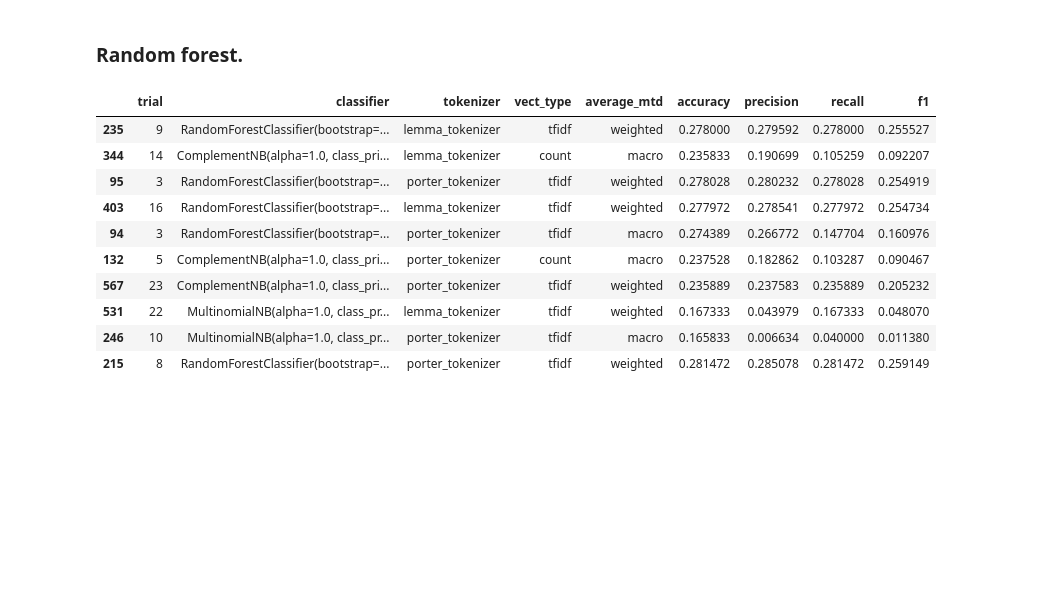
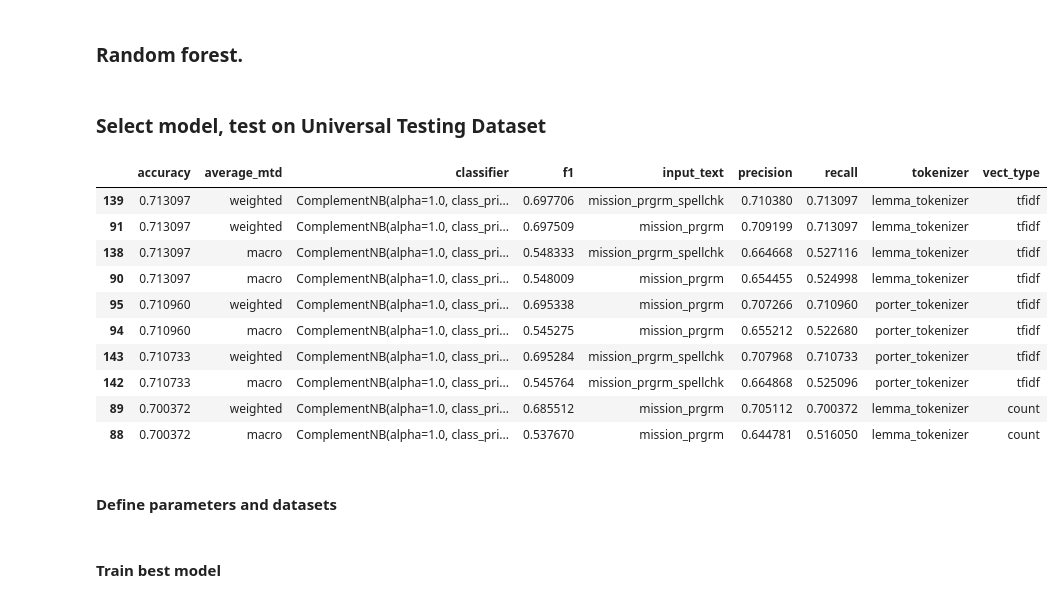
Before and after one commit to ma-ji/npo_classifier, a Jupyter notebook: script/classification_algorithms/NB_RF_major_group.ipynb, the cells around one changed output. Cells and saved outputs as stored; diff of their text form; code cells hidden in the pictures; blank space fills up the shorter version.

```diff
--- a/script/classification_algorithms/NB_RF_major_group.ipynb
+++ b/script/classification_algorithms/NB_RF_major_group.ipynb
@@ -60,6 +62,6 @@ Name: EIN, dtype: int64
 # %%
-def func_naive_bayes(param_list):
-    global trainDF, valDF
+def func_classifier(param_list):
+    global trainDF, valDF, x_train
     input_text, classifier, tokenizer, vect_type, average_mtd = param_list
 
     ##########################################################
@@ -123,7 +125,7 @@ def func_naive_bayes(param_list):
                                      analyzer='word'
                                     )
         # tokenize and build vocab.
-        vectorizer.fit(x_train)
+        vectorizer.fit(x_train) # Using training dataset to build vocabulary.
         # Encode document: transform the training and validation data using count vectorizer object
         x_train_vect =  vectorizer.transform(x_train)
         x_valid_vect =  vectorizer.transform(x_valid)
@@ -135,7 +137,7 @@ def func_naive_bayes(param_list):
                                      analyzer='word'
                                     )
         # tokenize and build vocab
-        vectorizer.fit(x_train)
+        vectorizer.fit(x_train) # Using training dataset to build vocabulary.
         # Encode document: transform the training and validation data using count vectorizer object
         x_train_vect =  vectorizer.transform(x_train)
         x_valid_vect =  vectorizer.transform(x_valid)
@@ -166,4 +168,4 @@ for input_text in ['mission', 'prgrm_dsc', 'mission_prgrm', 'mission_spellchk',
                     param_llist+=[[input_text, classifier, tokenizer, vect_type, average_mtd]]
 # %%
 p=Pool(24)
-df_performance=pd.DataFrame(p.map(func_naive_bayes, param_llist))
+df_performance_nb=pd.DataFrame(p.map(func_classifier, param_llist))
@@ -184,27 +186,33 @@ df_performance[df_performance.average_mtd=='macro'].groupby(['classifier', 'toke
 # %% [markdown]
 ### Random forest.
 # %%
-for classifier in [ensemble.RandomForestClassifier()]:
-    for tokenizer in ['lemma', 'porter']:
-        for vect_type in ['count', 'tfidf']:
-            for average_mtd in ['macro', 'weighted']:
-                dview['classifier']=classifier
-                dview['tokenizer']=tokenizer
-                dview['vect_type']=vect_type
-                dview['average_mtd']=average_mtd
-                t=func_naive_bayes.map(range(30))
+# Generate a list of parameters.
+param_llist=[]
+for input_text in ['mission', 'prgrm_dsc', 'mission_prgrm', 'mission_spellchk', 'prgrm_dsc_spellchk', 'mission_prgrm_spellchk']:
+    for classifier in [ensemble.RandomForestClassifier()]:
+        for tokenizer in ['lemma', 'porter']:
+            for vect_type in ['count', 'tfidf']:
+                for average_mtd in ['macro', 'weighted']:
+                    param_llist+=[[input_text, classifier, tokenizer, vect_type, average_mtd]]
+# %%
+p=Pool(24)
+df_performance_rf=pd.DataFrame(p.map(func_classifier, param_llist))
+# %% [markdown]
+### Select model, test on Universal Testing Dataset
 # %%
-df_performance=pd.concat(dview.gather('df_performance'), ignore_index=True)
-df_performance.sample(10)
+df_performance=pd.concat([df_performance_rf, df_performance_nb], ignore_index=True).sort_values(['accuracy', 'f1'], ascending=False)
+df_performance[0:10]
 # %% [output]
-|  | trial | classifier | tokenizer | vect_type | average_mtd | accuracy | precision | recall | f1 |
-| 235 | 9 | RandomForestClassifier(bootstrap=... | lemma_tokenizer | tfidf | weighted | 0.278000 | 0.279592 | 0.278000 | 0.255527 |
-| 344 | 14 | ComplementNB(alpha=1.0, class_pri... | lemma_tokenizer | count | macro | 0.235833 | 0.190699 | 0.105259 | 0.092207 |
-| 95 | 3 | RandomForestClassifier(bootstrap=... | porter_tokenizer | tfidf | weighted | 0.278028 | 0.280232 | 0.278028 | 0.254919 |
-| 403 | 16 | RandomForestClassifier(bootstrap=... | lemma_tokenizer | tfidf | weighted | 0.277972 | 0.278541 | 0.277972 | 0.254734 |
-| 94 | 3 | RandomForestClassifier(bootstrap=... | porter_tokenizer | tfidf | macro | 0.274389 | 0.266772 | 0.147704 | 0.160976 |
-| 132 | 5 | ComplementNB(alpha=1.0, class_pri... | porter_tokenizer | count | macro | 0.237528 | 0.182862 | 0.103287 | 0.090467 |
-| 567 | 23 | ComplementNB(alpha=1.0, class_pri... | porter_tokenizer | tfidf | weighted | 0.235889 | 0.237583 | 0.235889 | 0.205232 |
-| 531 | 22 | MultinomialNB(alpha=1.0, class_pr... | lemma_tokenizer | tfidf | weighted | 0.167333 | 0.043979 | 0.167333 | 0.048070 |
-| 246 | 10 | MultinomialNB(alpha=1.0, class_pr... | porter_tokenizer | tfidf | macro | 0.165833 | 0.006634 | 0.040000 | 0.011380 |
-| 215 | 8 | RandomForestClassifier(bootstrap=... | porter_tokenizer | tfidf | weighted | 0.281472 | 0.285078 | 0.281472 | 0.259149 |
+|  | accuracy | average_mtd | classifier | f1 | input_text | precision | recall | tokenizer | vect_type |
+| 139 | 0.713097 | weighted | ComplementNB(alpha=1.0, class_pri... | 0.697706 | mission_prgrm_spellchk | 0.710380 | 0.713097 | lemma_tokenizer | tfidf |
+| 91 | 0.713097 | weighted | ComplementNB(alpha=1.0, class_pri... | 0.697509 | mission_prgrm | 0.709199 | 0.713097 | lemma_tokenizer | tfidf |
+| 138 | 0.713097 | macro | ComplementNB(alpha=1.0, class_pri... | 0.548333 | mission_prgrm_spellchk | 0.664668 | 0.527116 | lemma_tokenizer | tfidf |
+| 90 | 0.713097 | macro | ComplementNB(alpha=1.0, class_pri... | 0.548009 | mission_prgrm | 0.654455 | 0.524998 | lemma_tokenizer | tfidf |
+| 95 | 0.710960 | weighted | ComplementNB(alpha=1.0, class_pri... | 0.695338 | mission_prgrm | 0.707266 | 0.710960 | porter_tokenizer | tfidf |
+| 94 | 0.710960 | macro | ComplementNB(alpha=1.0, class_pri... | 0.545275 | mission_prgrm | 0.655212 | 0.522680 | porter_tokenizer | tfidf |
+| 143 | 0.710733 | weighted | ComplementNB(alpha=1.0, class_pri... | 0.695284 | mission_prgrm_spellchk | 0.707968 | 0.710733 | porter_tokenizer | tfidf |
+| 142 | 0.710733 | macro | ComplementNB(alpha=1.0, class_pri... | 0.545764 | mission_prgrm_spellchk | 0.664868 | 0.525096 | porter_tokenizer | tfidf |
+| 89 | 0.700372 | weighted | ComplementNB(alpha=1.0, class_pri... | 0.685512 | mission_prgrm | 0.705112 | 0.700372 | lemma_tokenizer | count |
+| 88 | 0.700372 | macro | ComplementNB(alpha=1.0, class_pri... | 0.537670 | mission_prgrm | 0.644781 | 0.516050 | lemma_tokenizer | count |
+# %% [markdown]
+#### Define parameters and datasets
@@ -210,0 +229,2 @@ df_performance.sample(10)
+# %% [markdown]
+#### Train best model
```
Also changed, not shown: parts of 23 cells of this notebook, 1 other file.
